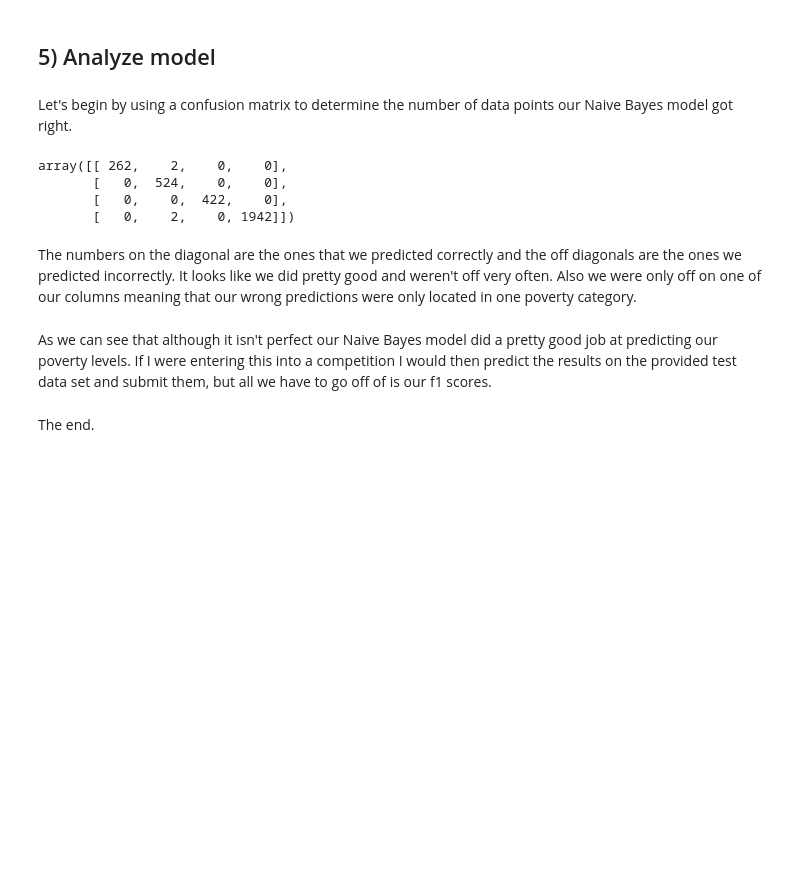
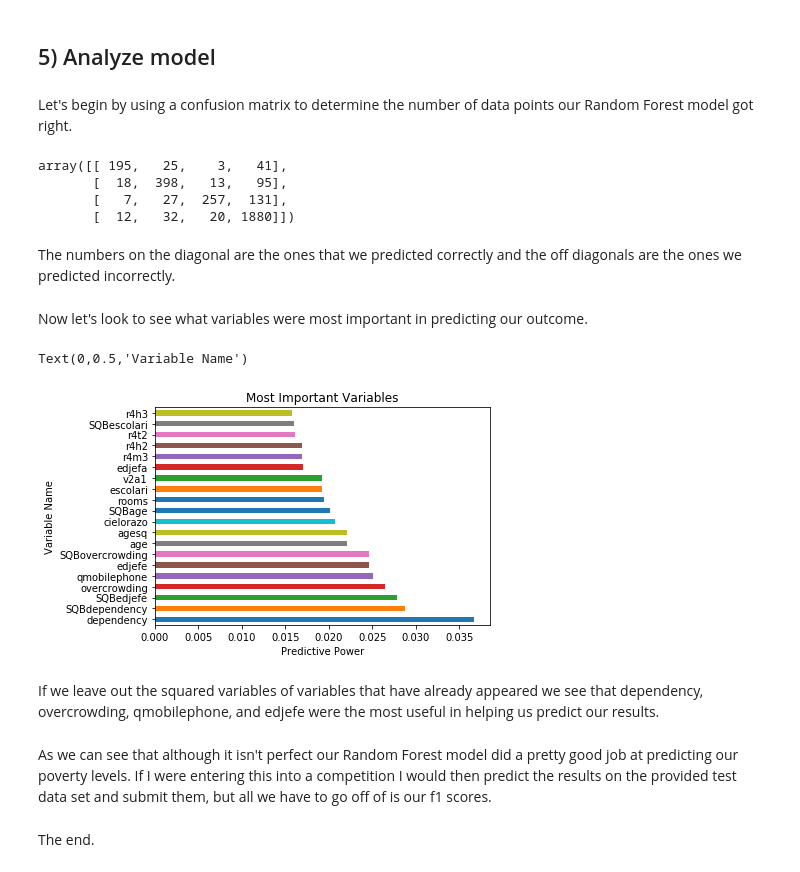
Before and after one commit to brandonmhawkins/AML_hw_assignments, a Jupyter notebook: Homework_4.ipynb, the cells around one changed output. Drawn from its saved outputs; the diff is of its cells as text; code cells hidden in the pictures; blank space fills up the shorter version.

```diff
--- a/Homework_4.ipynb
+++ b/Homework_4.ipynb
@@ -333,3 +338,6 @@ This helps to give us an idea of what features are most important in our data an
+# %%
+#drop target
+train = train.drop('Target', axis=1)
 # %% [markdown]
 We'll also need to standardize our data before we begin running our models.
 # %%
@@ -379,7 +402,7 @@ print(gnb_f1_test)
 # %%
 #random forest
 rfc = RandomForestClassifier(random_state=42, n_jobs = -1)
-param_grid = {"n_estimators":[90, 105, 110, 120, 140], "max_features": ['auto','log2']}
+param_grid = {"n_estimators":[5, 100, 500], "max_depth":[1,3,5,10],"max_features": ['auto','log2']}
 rfc_gridsearch = GridSearchCV(rfc,param_grid=param_grid ,cv=5)
 rfc_gridsearch.fit(X_train,y_train)
 y_predrfc = rfc.fit(X_train, y_train).predict(X_test)
@@ -397,18 +417,33 @@ In looking at our results we see that it appears that Naive Bayes performed bett
 # %% [markdown]
 ## 5) Analyze model
 # %% [markdown]
-Let's begin by using a confusion matrix to determine the number of data points our Naive Bayes model got right.
+Let's begin by using a confusion matrix to determine the number of data points our Random Forest model got right.
 # %%
 #confusion matrix
-confusion_matrix(y_test, y_pred_gnb)
+confusion_matrix(y_test, y_predrfc)
 # %% [output]
-array([[ 262,    2,    0,    0],
-       [   0,  524,    0,    0],
-       [   0,    0,  422,    0],
-       [   0,    2,    0, 1942]])
+array([[ 195,   25,    3,   41],
+       [  18,  398,   13,   95],
+       [   7,   27,  257,  131],
+       [  12,   32,   20, 1880]])
 # %% [markdown]
-The numbers on the diagonal are the ones that we predicted correctly and the off diagonals are the ones we predicted incorrectly. It looks like we did pretty good and weren't off very often. Also we were only off on one of our columns meaning that our wrong predictions were only located in one poverty category.
+The numbers on the diagonal are the ones that we predicted correctly and the off diagonals are the ones we predicted incorrectly.
+# %% [markdown]
+Now let's look to see what variables were most important in predicting our outcome.
+# %%
+#plot most important features
+feat_importances = pd.Series(rfc.feature_importances_, index=train.columns)
+feat_importances.nlargest(20).plot(kind='barh')
+#label graph
+plt.title('Most Important Variables')
+plt.xlabel('Predictive Power')
+plt.ylabel('Variable Name')
+# %% [output]
+Text(0,0.5,'Variable Name')
+[figure, added]
+# %% [markdown]
+If we leave out the squared variables of variables that have already appeared we see that dependency, overcrowding, qmobilephone, and edjefe were the most useful in helping us predict our results.
 # %% [markdown]
-As we can see that although it isn't perfect our Naive Bayes model did a pretty good job at predicting our poverty levels. If I were entering this into a competition I would then predict the results on the provided test data set and submit them, but all we have to go off of is our f1 scores.
+As we can see that although it isn't perfect our Random Forest model did a pretty good job at predicting our poverty levels. If I were entering this into a competition I would then predict the results on the provided test data set and submit them, but all we have to go off of is our f1 scores.
 # %% [markdown]
 The end.
```
Also changed, not shown: parts of 22 cells of this notebook.
